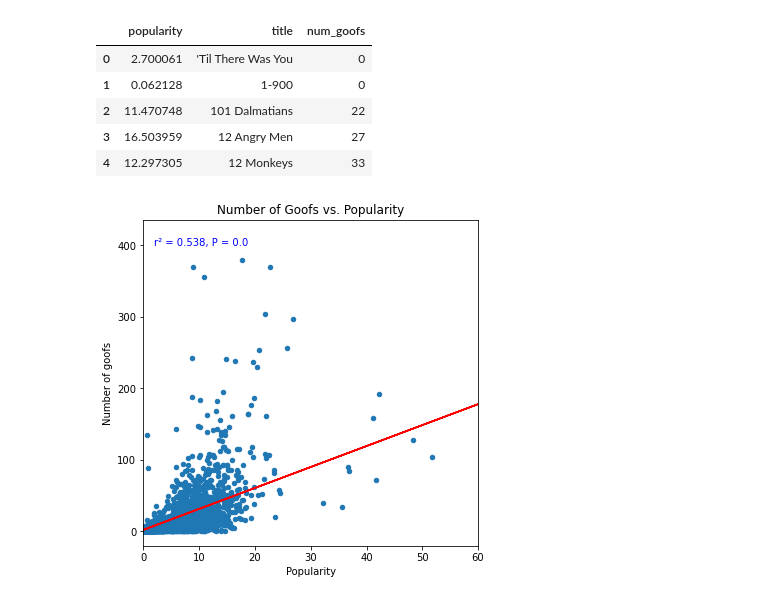
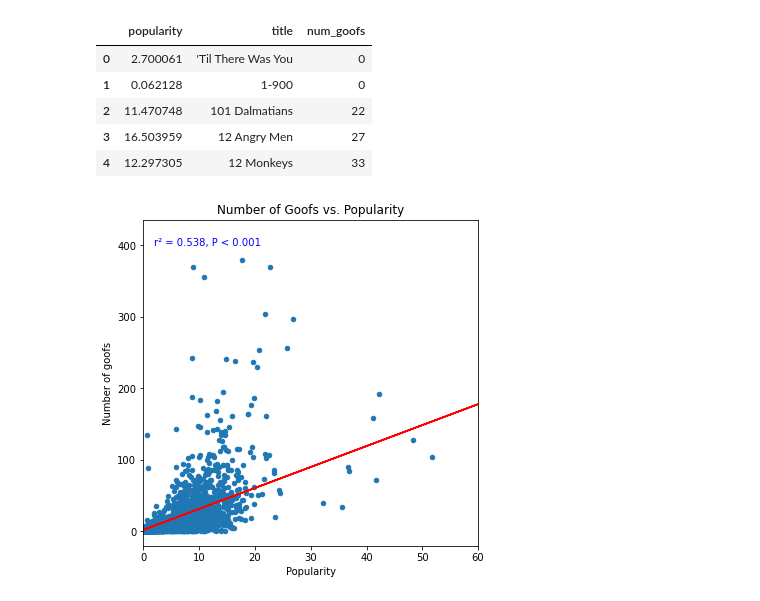
Before and after one commit to ymichael14/Movie-Goofs-Database, a Jupyter notebook: sql_database.ipynb, the cells around one changed output. Cells and saved outputs as stored; diff of their text form; code cells hidden in the pictures.

Commit message:
updated p-value in scatter

```diff
--- a/sql_database.ipynb
+++ b/sql_database.ipynb
@@ -105,13 +105,13 @@ movies_pop.head()
 # %%
 linreg = st.linregress(movies_pop.popularity, movies_pop.num_goofs)
 movies_pop.plot(kind = 'scatter', x = 'popularity', y = 'num_goofs', figsize = [6,6])
 plt.plot(movies_pop.popularity, (movies_pop.popularity*linreg[0])+linreg[1], color = 'red')
-plt.text(2,400,f'r\u00B2 = {round(linreg[2],3)}, P = {round(linreg[3],2)}', color = 'blue')
+plt.text(2,400,f'r\u00B2 = {round(linreg[2],3)}, P < 0.001', color = 'blue')
 plt.xlim(left = 0, right = 60)
 plt.xlabel('Popularity')
 plt.ylabel('Number of goofs')
 plt.title('Number of Goofs vs. Popularity')
 plt.savefig('./plots/goofs_pop.png')
 plt.show()
 # %% [output]
-[figure, old version]
+[figure, new version]
```
Also changed, not shown: 1 other file.
